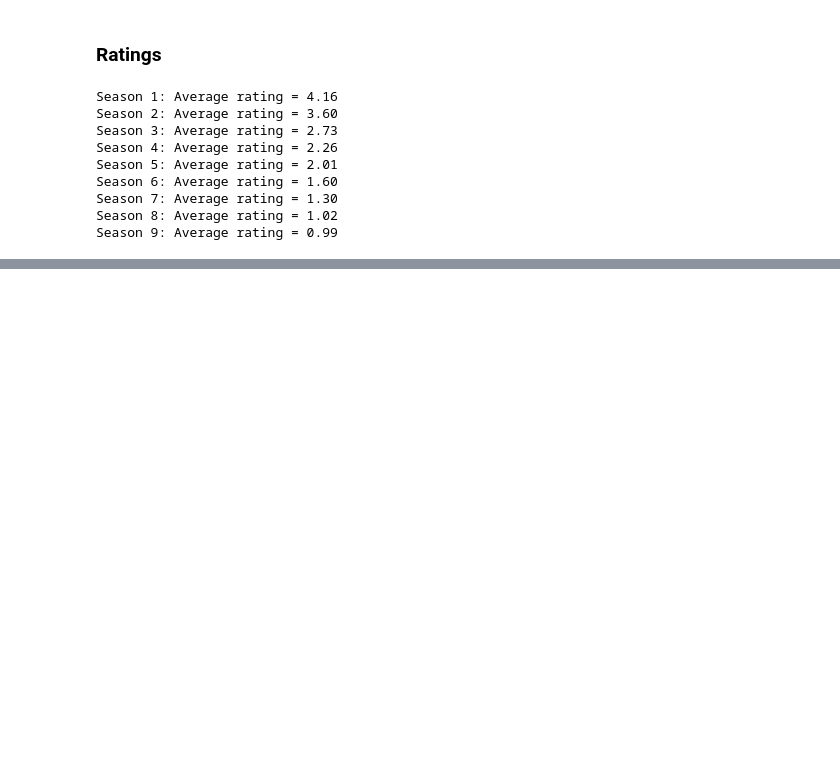
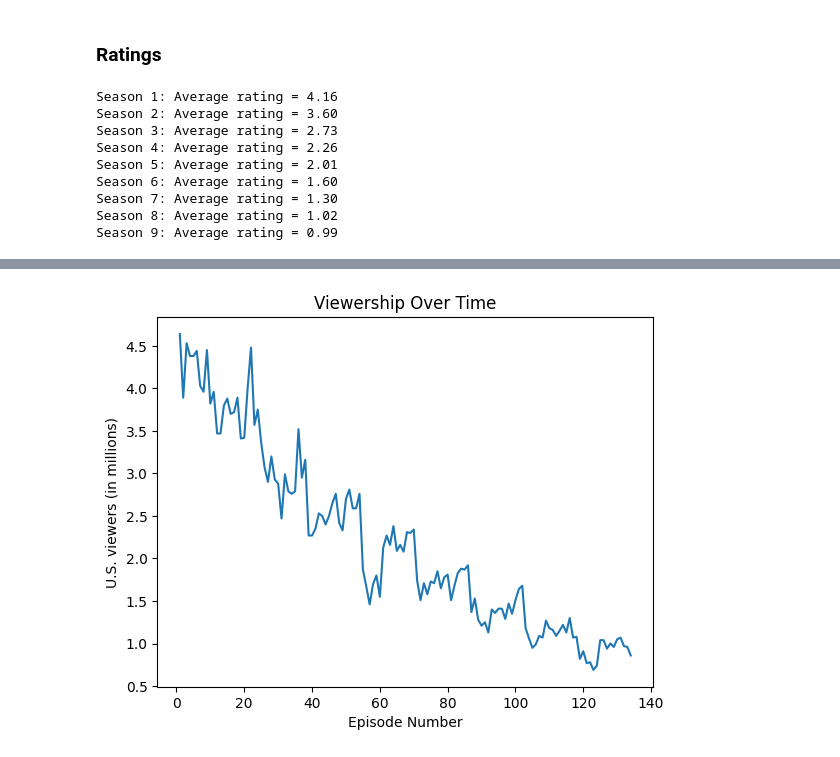
Before and after one commit to NataliaRoszczypala/RR_8, a Jupyter notebook: RR_8.ipynb, the cells around one changed output, grey strips where cells are left out. Saved outputs shown, nothing was run; the diff lists cells and outputs as text; code cells hidden in the pictures; blank space fills up the shorter version.

Commit message:
viewership over time

```diff
--- a/RR_8.ipynb
+++ b/RR_8.ipynb
@@ -57,0 +147,37 @@ Season 9: Average rating = 0.99
+# %%
+# Navigating to the season 8 table
+season8 = bs.find('span', {'id':'Season_8_.282018.E2.80.9319.29'}).parent.find_next_sibling().find_next_sibling().find_next_sibling().tbody
+season8_rows = season8.find_all("tr")
+
+season8views = []
+for row in season8_rows:
+    last_td = row.find_all(["td", "th"])[-1]
+    text = last_td.get_text(strip=True)
+    views = re.findall(r'\d+\.\d+', text)
+    if views:
+        season8views.append(float(views[0]))
+# %%
+# Navigating to the season 9 table
+season9 = bs.find('span', {'id':'Season_9_.282019.29'}).parent.find_next_sibling().find_next_sibling().find_next_sibling().tbody
+season9_rows = season9.find_all("tr")
+
+season9views = []
+for row in season9_rows:
+    last_td = row.find_all(["td", "th"])[-1]
+    text = last_td.get_text(strip=True)
+    views = re.findall(r'\d+\.\d+', text)
+    if views:
+        season9views.append(float(views[0]))
+# %%
+merged_views = season1views + season2views + season3views + season4views + season5views + season6views + season7views + season8views + season9views
+
+episode_numbers = list(range(1, len(merged_views) + 1))
+
+# Creating the plot
+plt.plot(episode_numbers, merged_views, linestyle='-')
+plt.title('Viewership Over Time')
+plt.xlabel('Episode Number')
+plt.ylabel('U.S. viewers (in millions)')
+plt.grid(False)
+# %% [output]
+[figure, added]
```
Also changed, not shown: parts of 12 cells of this notebook.
